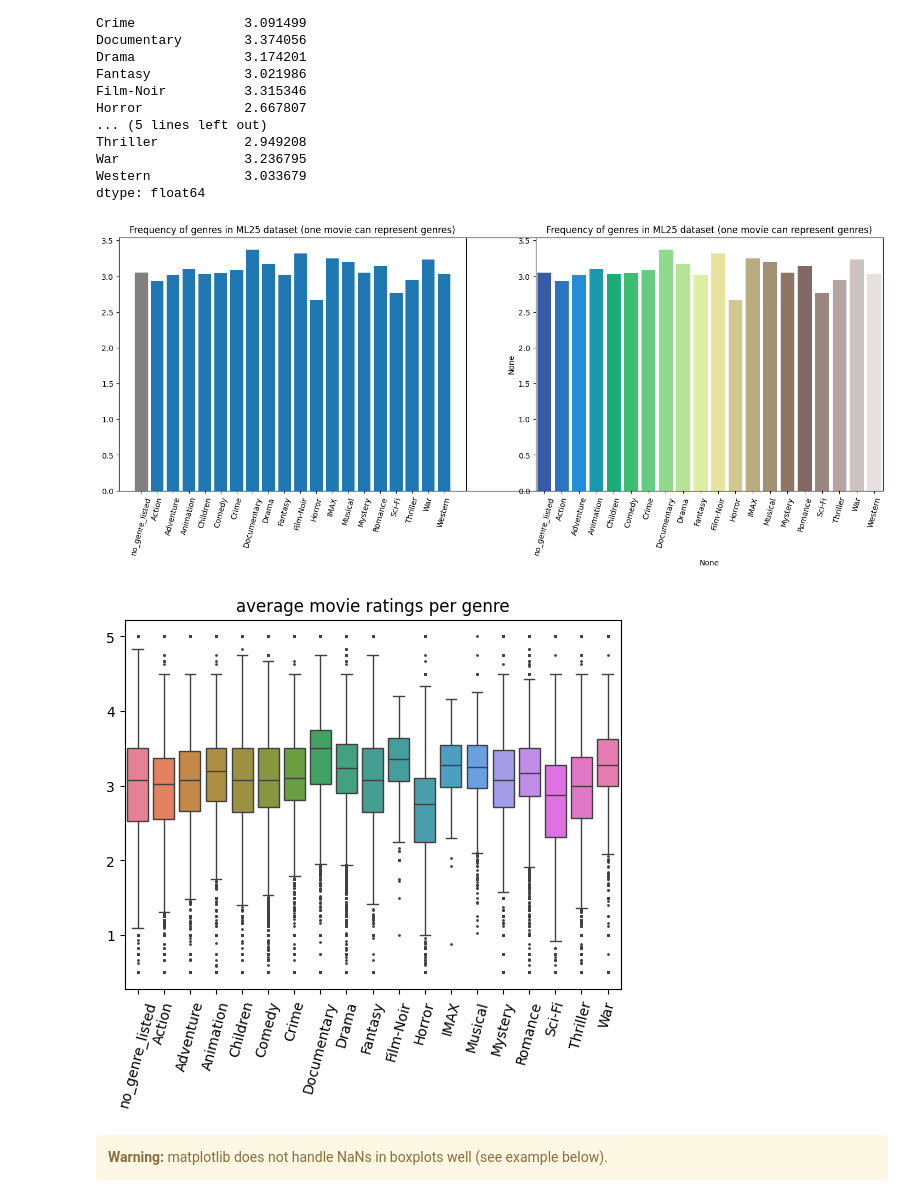
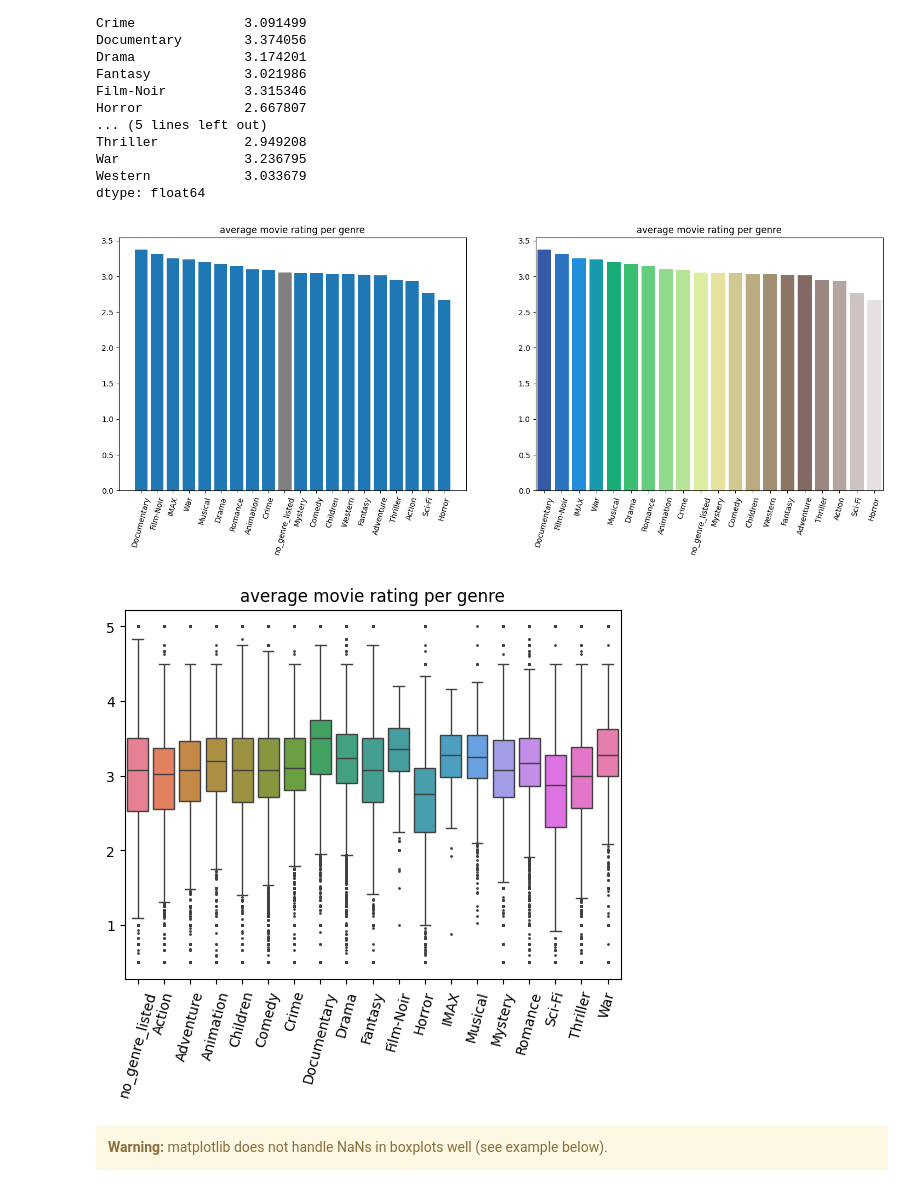
Before and after one commit to lebenaba/movie_recommendation, a Jupyter notebook: notebooks/movie_genre_plots.ipynb, the cells around one changed output. Drawn from its saved outputs; the diff is of its cells as text; code cells hidden in the pictures.

Commit message:
improved efficiency and changed some graphs/graph settings

```diff
--- a/notebooks/movie_genre_plots.ipynb
+++ b/notebooks/movie_genre_plots.ipynb
@@ -223,26 +201,31 @@ Western            3.033679
 dtype: float64
 # %%
 fig, ax = plt.subplots(figsize=(18, 6))
+# remove axes and frame of subplot figure
 ax.xaxis.set_visible(False)
 ax.yaxis.set_visible(False)
+ax.axis('off')
 
 plt.subplot(121)
-plt.bar(genre_ratings_agg.index, genre_ratings_agg)[0].set_color('gray')
-plt.title('Frequency of genres in ML25 dataset (one movie can represent genres)')
+plt.bar(genre_ratings_agg.sort_values(ascending=False).index, genre_ratings_agg.sort_values(ascending=False))[9].set_color('gray')
+plt.title('average movie rating per genre')
 plt.xticks(rotation=75)
 plt.subplot(122)
-sns.barplot(x = genre_ratings_agg.index, y = genre_ratings_agg, hue = genre_ratings_agg.index, palette='terrain')
-plt.title('Frequency of genres in ML25 dataset (one movie can represent genres)')
-plt.xticks(rotation=75);
+sns.barplot(x = genre_ratings_agg.sort_values(ascending=False).index, y = genre_ratings_agg.sort_values(ascending=False),
+            hue = genre_ratings_agg.sort_values(ascending=False).index, palette='terrain')
+plt.title('average movie rating per genre')
+plt.xticks(rotation=75)
+plt.xlabel('')
+plt.ylabel('');
 # %% [output]
-[figure, old version]
+[figure, new version]
 # %%
 
 sns.boxplot(genre_ratings.replace({0:np.nan}).iloc[:,1:-2], fliersize=1)
-plt.title('average movie ratings per genre')
+plt.title('average movie rating per genre')
 plt.xticks(rotation=75);
 # %% [output]
-[figure, old version]
+[figure, new version]
 # %% [markdown]
 <div class="alert alert-block alert-warning"><b>Warning:</b> matplotlib does not handle NaNs in boxplots well (see example below).</div>
 # %%
```
Also changed, not shown: parts of 12 cells of this notebook.
